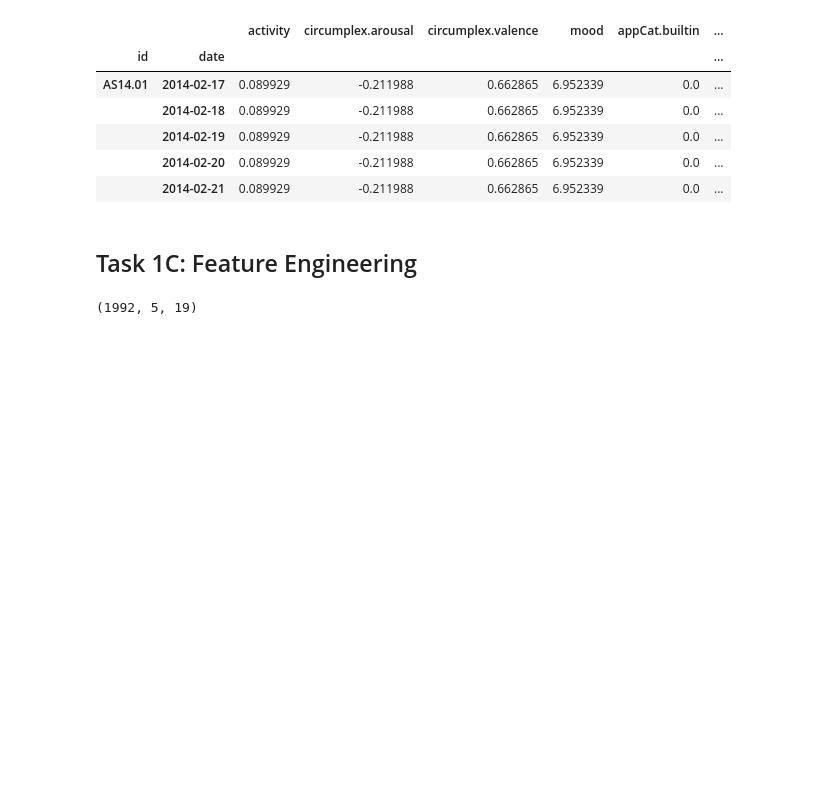
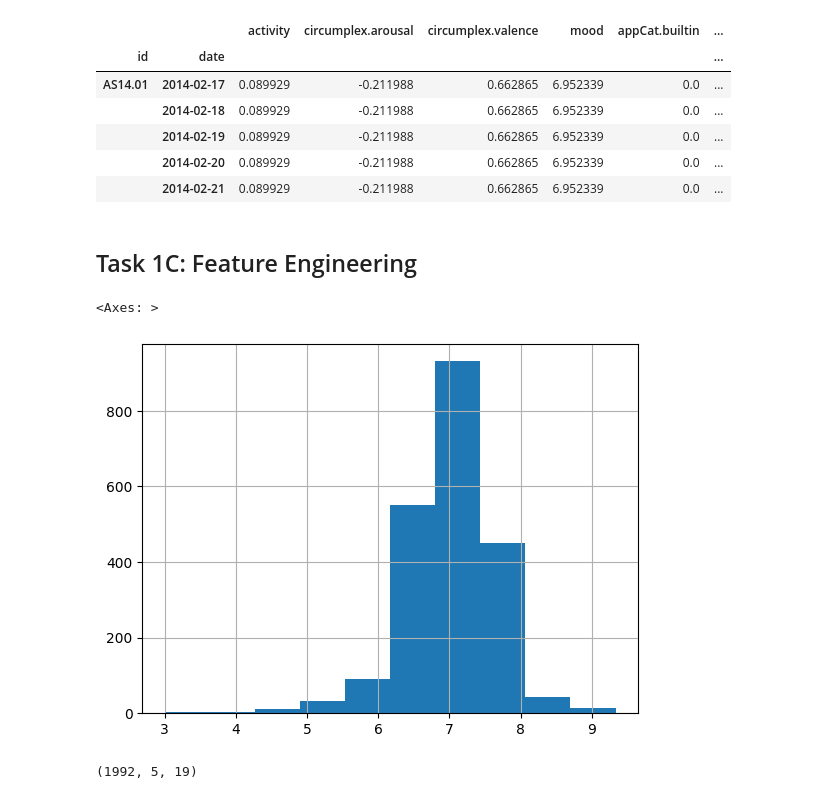
Before and after one commit to amee342/DataMining, a Jupyter notebook: data_exploratory_raghav.ipynb, the cells around one changed output. Cells and saved outputs as stored; diff of their text form; code cells hidden in the pictures; blank space fills up the shorter version.

```diff
--- a/data_exploratory_raghav.ipynb
+++ b/data_exploratory_raghav.ipynb
@@ -543,3 +545,8 @@ features = [
     'appCat.social', 'appCat.travel', 'appCat.unknown',
     'appCat.utilities', 'appCat.weather', 'call', 'screen', 'sms'
 ]
+# %%
+df_tem['mood_next_day'].hist()
+# %% [output]
+<Axes: >
+[figure, added]
```
Also changed, not shown: parts of 11 cells of this notebook.
